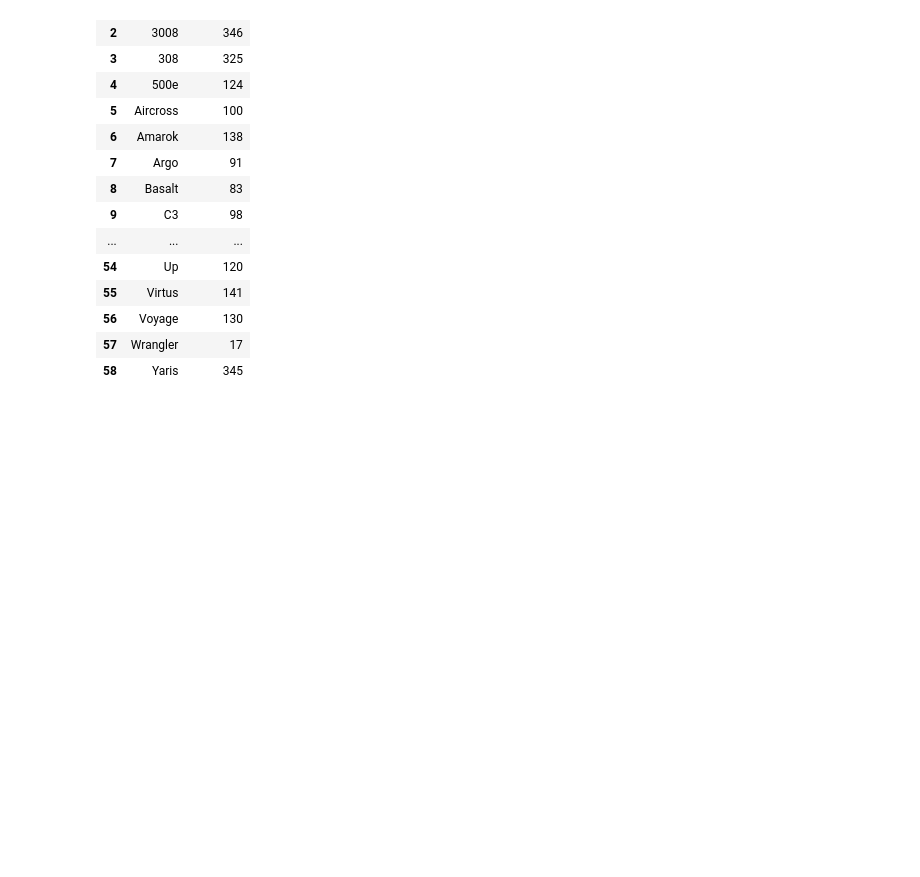
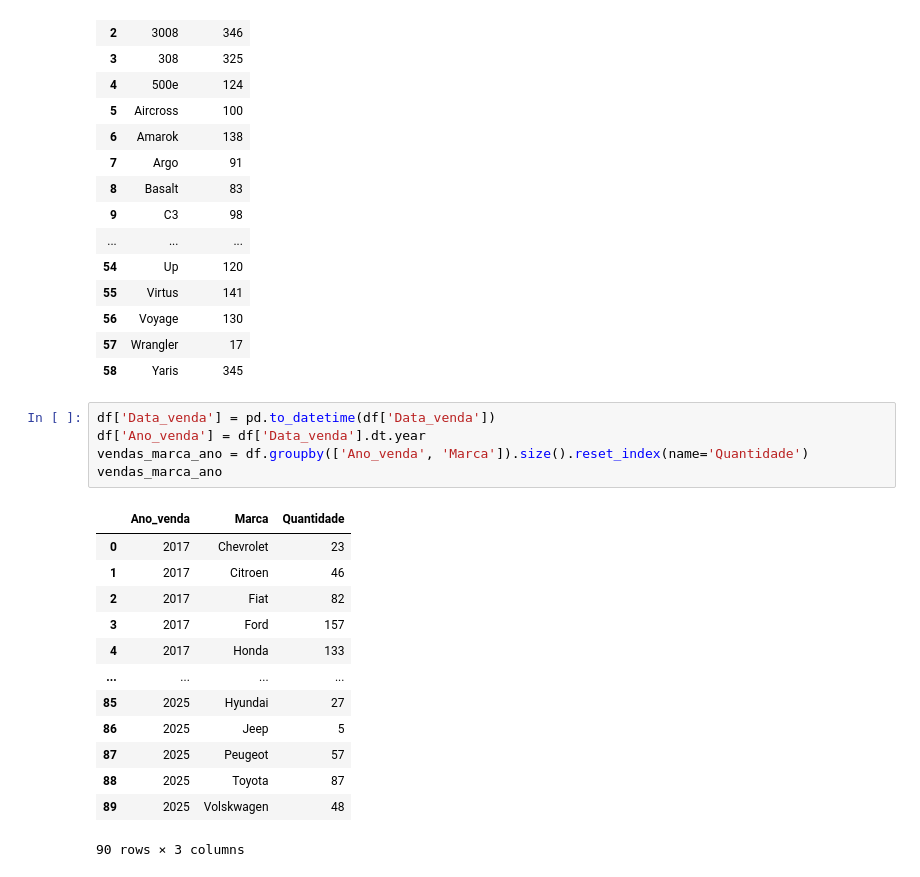
Before and after one commit to cfernandesrj/Projeto-Analise-Carros---AULA-11-07, a Jupyter notebook: Analise venda carros.ipynb, the cells around one changed output. Drawn from its saved outputs; the diff is of its cells as text; blank space fills up the shorter version.

```diff
--- a/Analise venda carros.ipynb
+++ b/Analise venda carros.ipynb
@@ -69,3 +70,22 @@ df_ano
 | 56 | Voyage | 130 |
 | 57 | Wrangler | 17 |
 | 58 | Yaris | 345 |
+# %%
+df['Data_venda'] = pd.to_datetime(df['Data_venda'])
+df['Ano_venda'] = df['Data_venda'].dt.year
+vendas_marca_ano = df.groupby(['Ano_venda', 'Marca']).size().reset_index(name='Quantidade')
+vendas_marca_ano
+# %% [output]
+|  | Ano_venda | Marca | Quantidade |
+| 0 | 2017 | Chevrolet | 23 |
+| 1 | 2017 | Citroen | 46 |
+| 2 | 2017 | Fiat | 82 |
+| 3 | 2017 | Ford | 157 |
+| 4 | 2017 | Honda | 133 |
+| ... | ... | ... | ... |
+| 85 | 2025 | Hyundai | 27 |
+| 86 | 2025 | Jeep | 5 |
+| 87 | 2025 | Peugeot | 57 |
+| 88 | 2025 | Toyota | 87 |
+| 89 | 2025 | Volskwagen | 48 |
+90 rows × 3 columns
```
Also changed, not shown: parts of 4 cells of this notebook.
